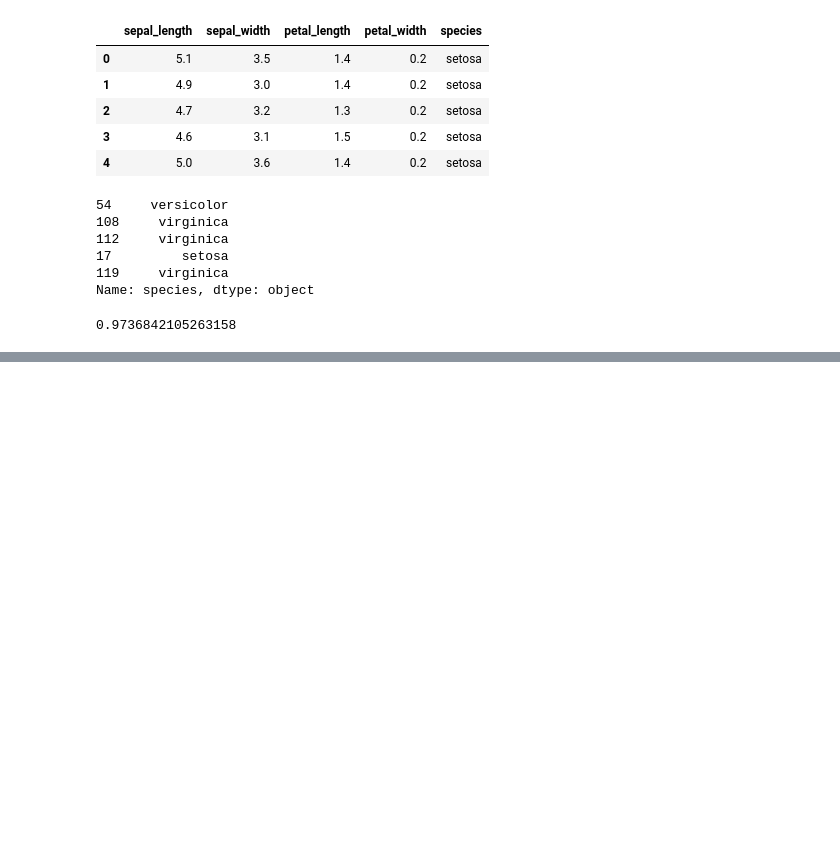
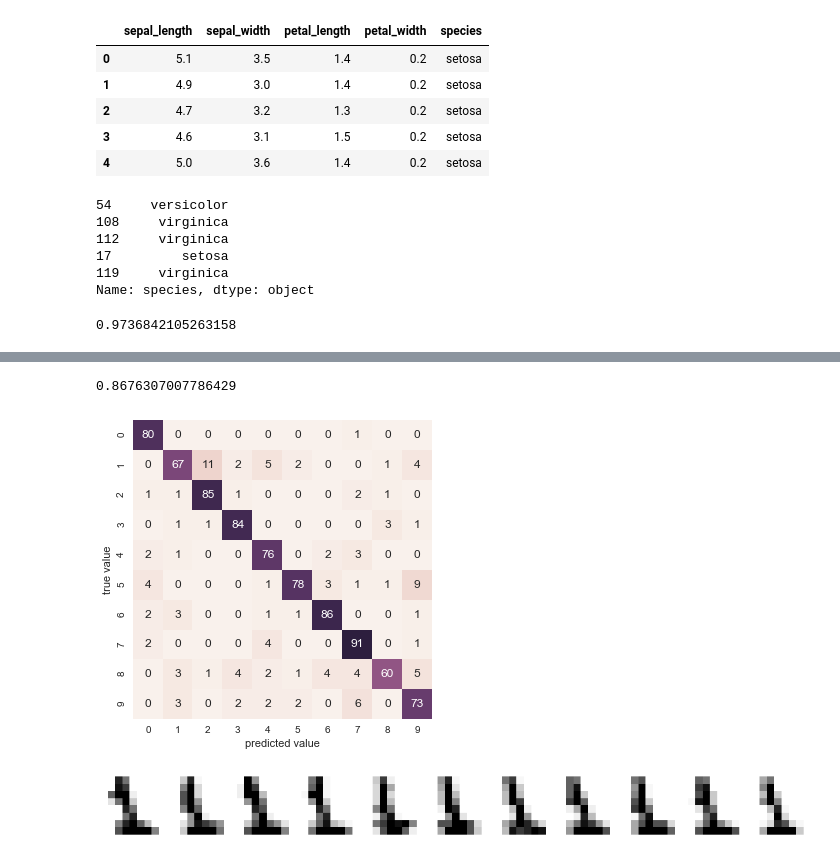
Before and after one commit to BenjaminPhillips22/Python-Data-Science-Handbook, a Jupyter notebook: Machine Learning.ipynb, the cells around one changed output, grey strips where cells are left out. Drawn from its saved outputs; the diff is of its cells as text; code cells hidden in the pictures; blank space fills up the shorter version.

Commit message:
confusion matrix

```diff
--- a/Machine Learning.ipynb
+++ b/Machine Learning.ipynb
@@ -71,0 +90,48 @@ accuracy_score(ytest, y_model)
+# %%
+n1, d1, d2 = digits.images.shape
+images_reshaped = digits.images.reshape(n1, d1*d2)
+
+
+Xtrain, Xtest, Ytrain, Ytest = train_test_split(
+    images_reshaped,
+    digits.target,
+    random_state=10,
+    train_size=0.5
+)
+# %%
+from sklearn.ensemble import RandomForestClassifier
+
+model = RandomForestClassifier(min_samples_leaf=30)
+model.fit(Xtrain, Ytrain)
+
+test_predictions = model.predict(Xtest)
+
+accuracy_score(Ytest, test_predictions)
+# %% [output]
+0.8676307007786429
+# %%
+# confusion matrix
+
+from sklearn.metrics import confusion_matrix
+
+mat = confusion_matrix(Ytest, test_predictions)
+
+sns.heatmap(mat, square=True, annot=True, cbar=False)
+plt.xlabel('predicted value')
+plt.ylabel('true value');
+# %% [output]
+[figure, added]
+# %%
+# I want to see the '1' images that were predicted as '2'
+map_error_1_2 = np.where((Ytest==1) & (test_predictions==2))[0]
+
+fig, axes = plt.subplots(nrows=1, ncols=len(map_error_1_2), figsize=(20,20),
+                         subplot_kw={'xticks':[], 'yticks':[]},
+                         gridspec_kw=dict(hspace=0.1, wspace=0.1))
+
+index=0
+for i in map_error_1_2:
+    axes[index].imshow(Xtest[i].reshape(8, 8))
+    index += 1
+# %% [output]
+[figure, added]
```
Also changed, not shown: parts of 2 cells of this notebook.
